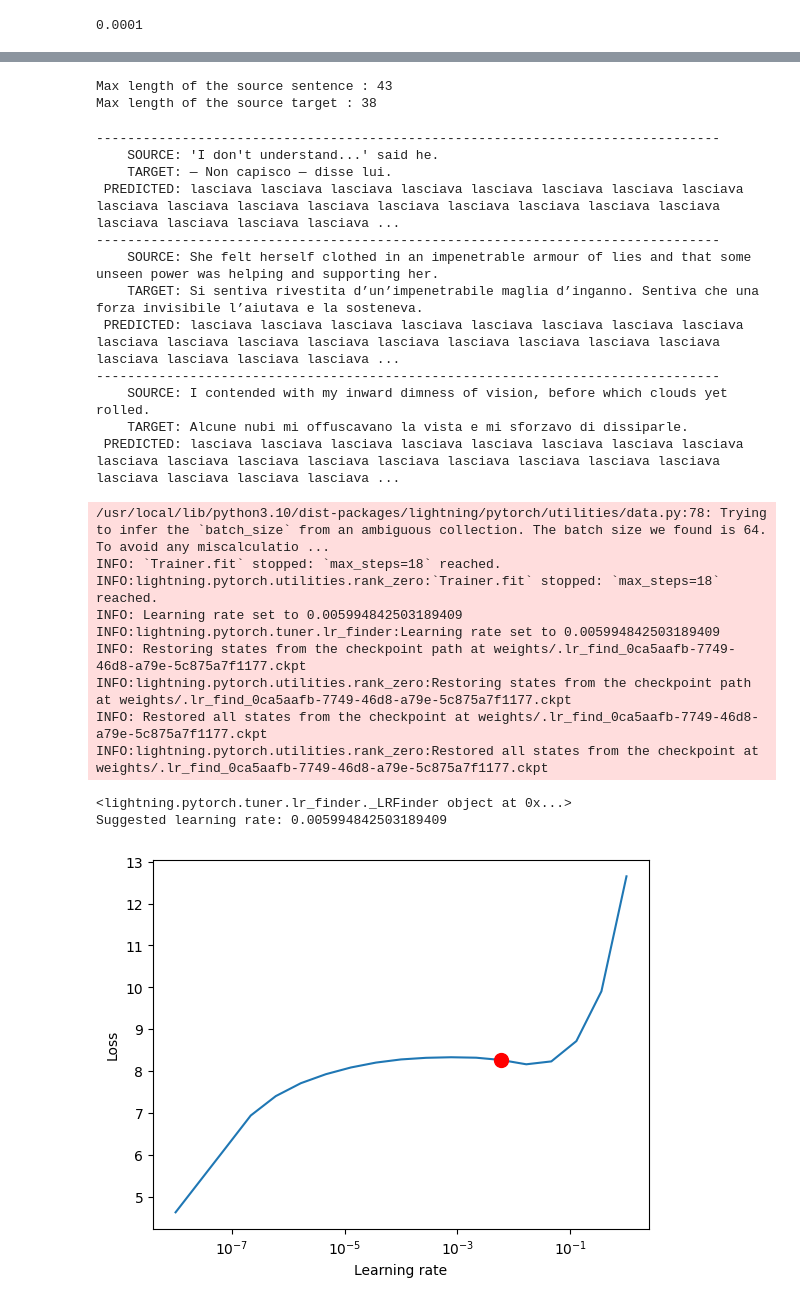
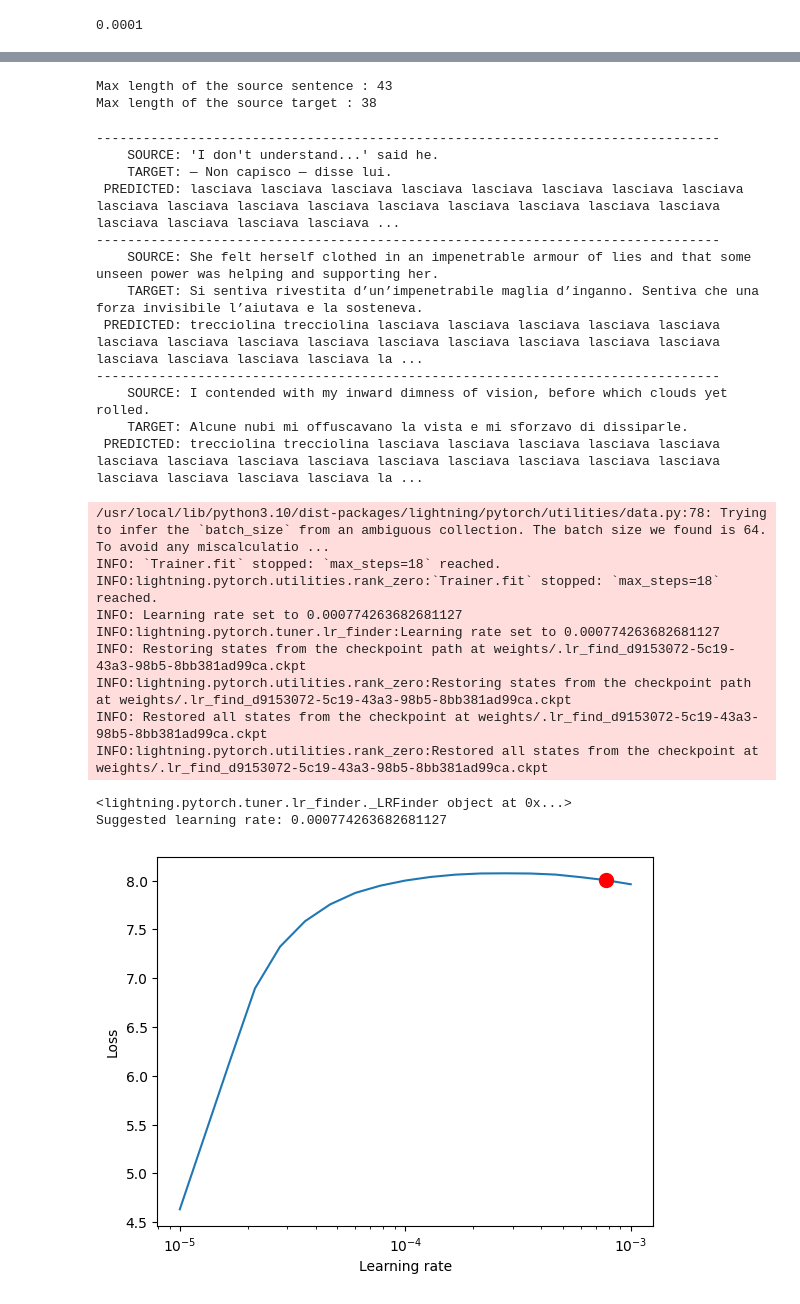
Before and after one commit to aakashvardhan/s18-transformer-speeding-up-strategy, a Jupyter notebook: notebooks/s18-train-optimized-model.ipynb, the cells around one changed output, grey strips where cells are left out. Cells and saved outputs as stored; diff of their text form; code cells hidden in the pictures.

```diff
--- a/notebooks/s18-train-optimized-model.ipynb
+++ b/notebooks/s18-train-optimized-model.ipynb
@@ -145,7 +145,7 @@ print(cfg["one_cycle_best_lr"])
  # Learning rate finder
 tuner = L.pytorch.tuner.Tuner(trainer)
 lr_finder = tuner.lr_find(
-    model, datamodule=datamodule, num_training=trainer.max_epochs
+    model, datamodule=datamodule, num_training=trainer.max_epochs, min_lr=1e-5, max_lr=1e-3
 )
 print(lr_finder)
 
@@ -155,43 +155,43 @@ suggested_lr = model.one_cycle_best_lr
 if lr_finder:
   fig = lr_finder.plot(suggest=True)
   fig.show()
   suggested_lr = lr_finder.suggestion()
   print(f"Suggested learning rate: {suggested_lr}")
 else:
   print("Learning rate finding did not complete successfully.")
 
 # Set the best learning rate
 model.one_cycle_best_lr = suggested_lr
 # %% [output]
 /usr/local/lib/python3.10/dist-packages/lightning/pytorch/utilities/parsing.py:44: Attribute 'train_dataloader' removed from hparams because it cannot be pickled. You can suppress this warning by sett ...
 INFO: LOCAL_RANK: 0 - CUDA_VISIBLE_DEVICES: [0]
 INFO:lightning.pytorch.accelerators.cuda:LOCAL_RANK: 0 - CUDA_VISIBLE_DEVICES: [0]
 Max length of the source sentence : 43
 Max length of the source target : 38
 --------------------------------------------------------------------------------
     SOURCE: 'I don't understand...' said he.
     TARGET: — Non capisco — disse lui.
  PREDICTED: lasciava lasciava lasciava lasciava lasciava lasciava lasciava lasciava lasciava lasciava lasciava lasciava lasciava lasciava lasciava lasciava lasciava lasciava lasciava lasciava lasciava ...
 --------------------------------------------------------------------------------
     SOURCE: She felt herself clothed in an impenetrable armour of lies and that some unseen power was helping and supporting her.
     TARGET: Si sentiva rivestita d’un’impenetrabile maglia d’inganno. Sentiva che una forza invisibile l’aiutava e la sosteneva.
- PREDICTED: lasciava lasciava lasciava lasciava lasciava lasciava lasciava lasciava lasciava lasciava lasciava lasciava lasciava lasciava lasciava lasciava lasciava lasciava lasciava lasciava lasciava ...
+ PREDICTED: trecciolina trecciolina lasciava lasciava lasciava lasciava lasciava lasciava lasciava lasciava lasciava lasciava lasciava lasciava lasciava lasciava lasciava lasciava lasciava lasciava la ...
 --------------------------------------------------------------------------------
     SOURCE: I contended with my inward dimness of vision, before which clouds yet rolled.
     TARGET: Alcune nubi mi offuscavano la vista e mi sforzavo di dissiparle.
- PREDICTED: lasciava lasciava lasciava lasciava lasciava lasciava lasciava lasciava lasciava lasciava lasciava lasciava lasciava lasciava lasciava lasciava lasciava lasciava lasciava lasciava lasciava ...
+ PREDICTED: trecciolina trecciolina lasciava lasciava lasciava lasciava lasciava lasciava lasciava lasciava lasciava lasciava lasciava lasciava lasciava lasciava lasciava lasciava lasciava lasciava la ...
 /usr/local/lib/python3.10/dist-packages/lightning/pytorch/utilities/data.py:78: Trying to infer the `batch_size` from an ambiguous collection. The batch size we found is 64. To avoid any miscalculatio ...
 INFO: `Trainer.fit` stopped: `max_steps=18` reached.
 INFO:lightning.pytorch.utilities.rank_zero:`Trainer.fit` stopped: `max_steps=18` reached.
-INFO: Learning rate set to 0.005994842503189409
-INFO:lightning.pytorch.tuner.lr_finder:Learning rate set to 0.005994842503189409
-INFO: Restoring states from the checkpoint path at weights/.lr_find_0ca5aafb-7749-46d8-a79e-5c875a7f1177.ckpt
-INFO:lightning.pytorch.utilities.rank_zero:Restoring states from the checkpoint path at weights/.lr_find_0ca5aafb-7749-46d8-a79e-5c875a7f1177.ckpt
-INFO: Restored all states from the checkpoint at weights/.lr_find_0ca5aafb-7749-46d8-a79e-5c875a7f1177.ckpt
-INFO:lightning.pytorch.utilities.rank_zero:Restored all states from the checkpoint at weights/.lr_find_0ca5aafb-7749-46d8-a79e-5c875a7f1177.ckpt
+INFO: Learning rate set to 0.000774263682681127
+INFO:lightning.pytorch.tuner.lr_finder:Learning rate set to 0.000774263682681127
+INFO: Restoring states from the checkpoint path at weights/.lr_find_d9153072-5c19-43a3-98b5-8bb381ad99ca.ckpt
+INFO:lightning.pytorch.utilities.rank_zero:Restoring states from the checkpoint path at weights/.lr_find_d9153072-5c19-43a3-98b5-8bb381ad99ca.ckpt
+INFO: Restored all states from the checkpoint at weights/.lr_find_d9153072-5c19-43a3-98b5-8bb381ad99ca.ckpt
+INFO:lightning.pytorch.utilities.rank_zero:Restored all states from the checkpoint at weights/.lr_find_d9153072-5c19-43a3-98b5-8bb381ad99ca.ckpt
 <lightning.pytorch.tuner.lr_finder._LRFinder object at 0x...>
-Suggested learning rate: 0.005994842503189409
+Suggested learning rate: 0.000774263682681127
-[figure, old version]
+[figure, new version]
 # %%
 print(model.one_cycle_best_lr)
 # %% [output]
```
Also changed, not shown: parts of 3 cells of this notebook, 1 other file.
